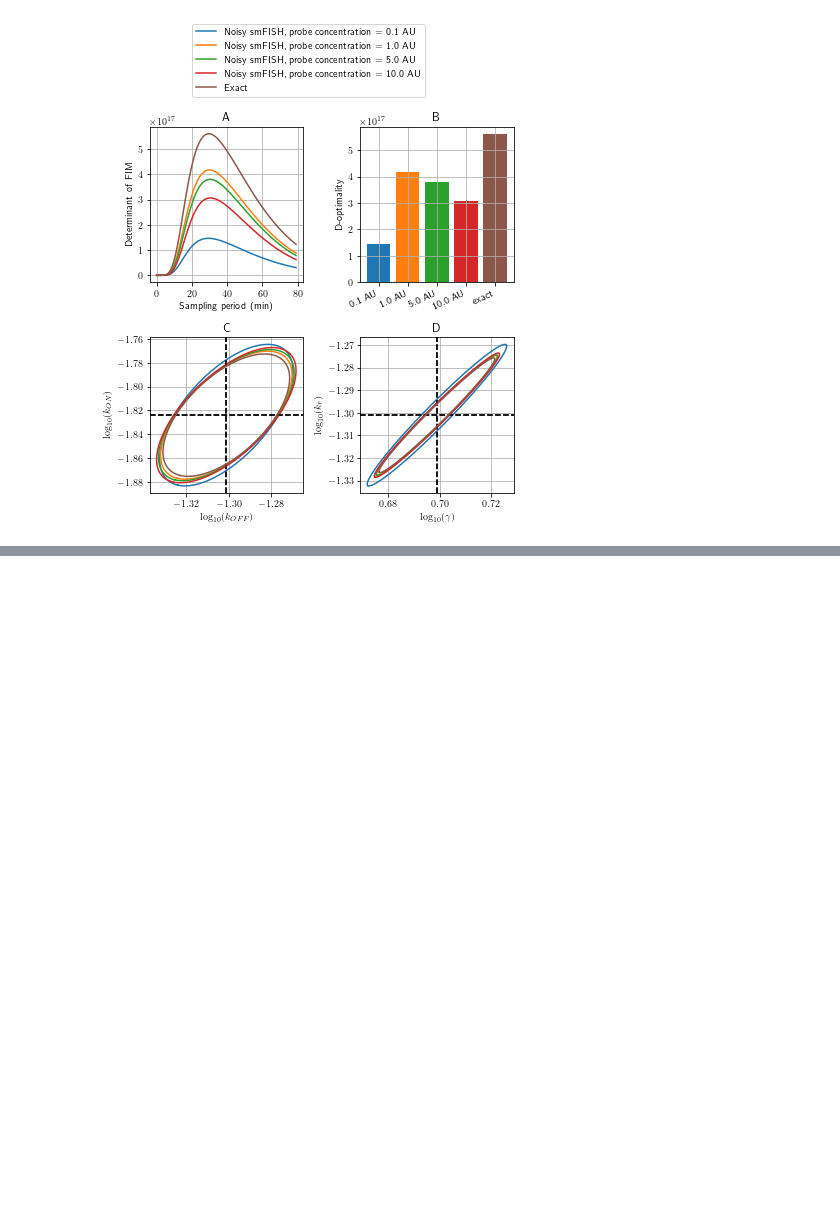
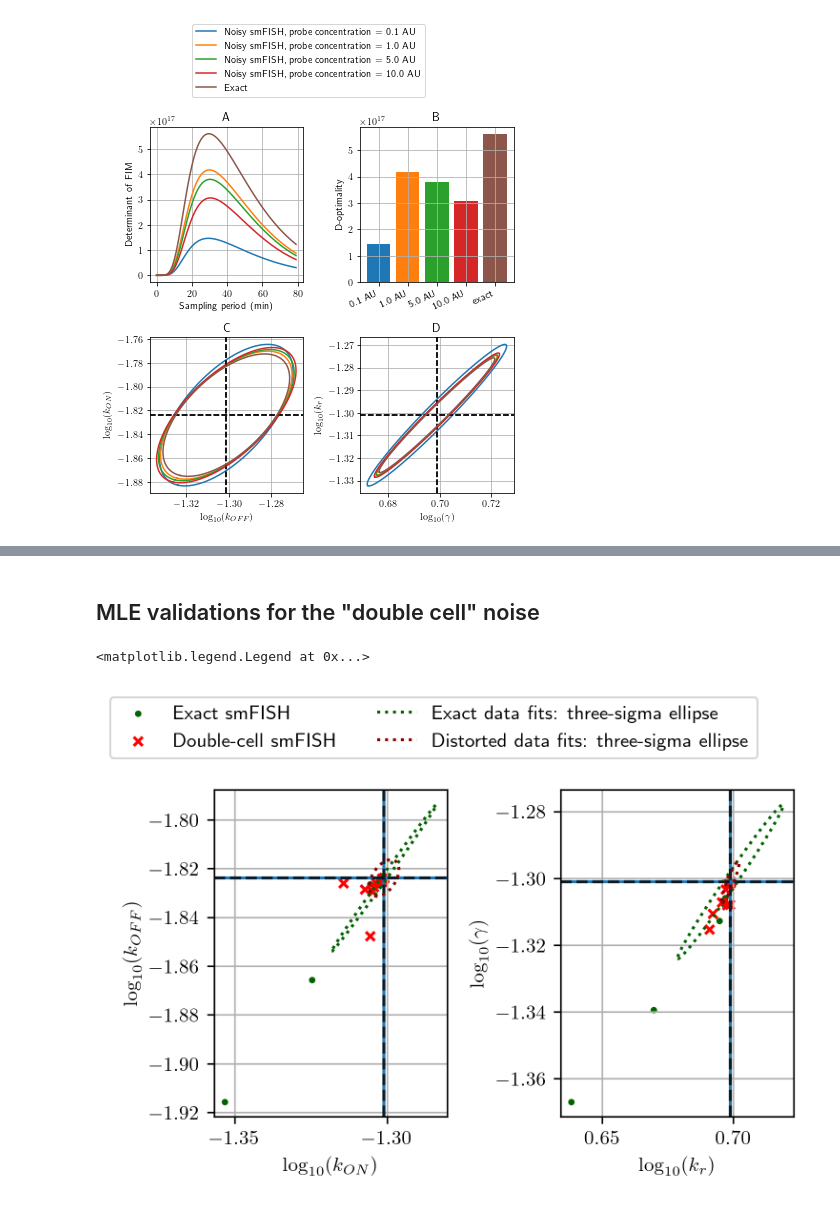
Before and after one commit to voduchuy/NoisyMeasurementFIM, a Jupyter notebook: bursting_gene/bursting_gene_plots.ipynb, the cells around one changed output, grey strips where cells are left out. Drawn from its saved outputs; the diff is of its cells as text; code cells hidden in the pictures; blank space fills up the shorter version.

```diff
--- a/bursting_gene/bursting_gene_plots.ipynb
+++ b/bursting_gene/bursting_gene_plots.ipynb
@@ -450,0 +453,47 @@ print(np.linalg.norm(sample_cov_correct - fim_cov, "fro")/np.linalg.norm(fim_cov
+# %% [markdown]
+## MLE validations for the "double cell" noise
+# %%
+with np.load("results/double_cell_mle_fits.npz") as _:
+    exact_data_fits = _["exact_data_fits"]
+    distorted_data_fits = _["distorted_data_fits"]
+
+fig, axs = plt.subplots(1,2)
+fig.set_dpi(300)
+fig.set_size_inches(5,3)
+fig.set_tight_layout(True)
+
+exact_fits_cov = np.cov(exact_data_fits, rowvar=False)
+distorted_fits_cov = np.cov(distorted_data_fits, rowvar=False)
+for i, pair in enumerate([[0, 1], [2, 3]]):
+    axs[i].grid(True)
+
+    axs[i].scatter(exact_data_fits[:, pair[0]], exact_data_fits[:, pair[1]], 5, color="darkgreen", label="Exact smFISH")
+    axs[i].scatter(distorted_data_fits[:, pair[0]], distorted_data_fits[:, pair[1]], 20, color="red", label="Double-cell smFISH", marker="x")
+    axs[i].axvline(np.log10(theta[pair[0]]))
+    axs[i].axhline(np.log10(theta[pair[1]]))
+
+    plot_conf_ellipse(np.linalg.inv(exact_fits_cov),
+                  3,
+                  axs[i],
+                  [pair[0],pair[1]],
+                  np.log10(theta),
+                  "darkgreen", 'Exact data fits: three-sigma ellipse', ':')
+
+    plot_conf_ellipse(np.linalg.inv(distorted_fits_cov),
+                  3,
+                  axs[i],
+                  [pair[0],pair[1]],
+                  np.log10(theta),
+                  "darkred", 'Distorted data fits: three-sigma ellipse', ':')
+
+axs[0].set_xlabel('$\log_{10}({k_{ON}})$')
+axs[0].set_ylabel('$\log_{10}({k_{OFF}})$')
+axs[1].set_xlabel('$\log_{10}({k_{r}})$')
+axs[1].set_ylabel('$\log_{10}({\gamma})$')
+
+h, l = axs[0].get_legend_handles_labels()
+fig.legend(h, l, bbox_to_anchor=(0, 1, 0, 0), loc="lower left", ncol=2)
+# fig.savefig("figs/bursting_mle.png", dpi=300, bbox_inches="tight")
+# %% [output]
+<matplotlib.legend.Legend at 0x...>
+[figure, added]
```
Also changed, not shown: parts of 3 cells of this notebook, 22 other files.
